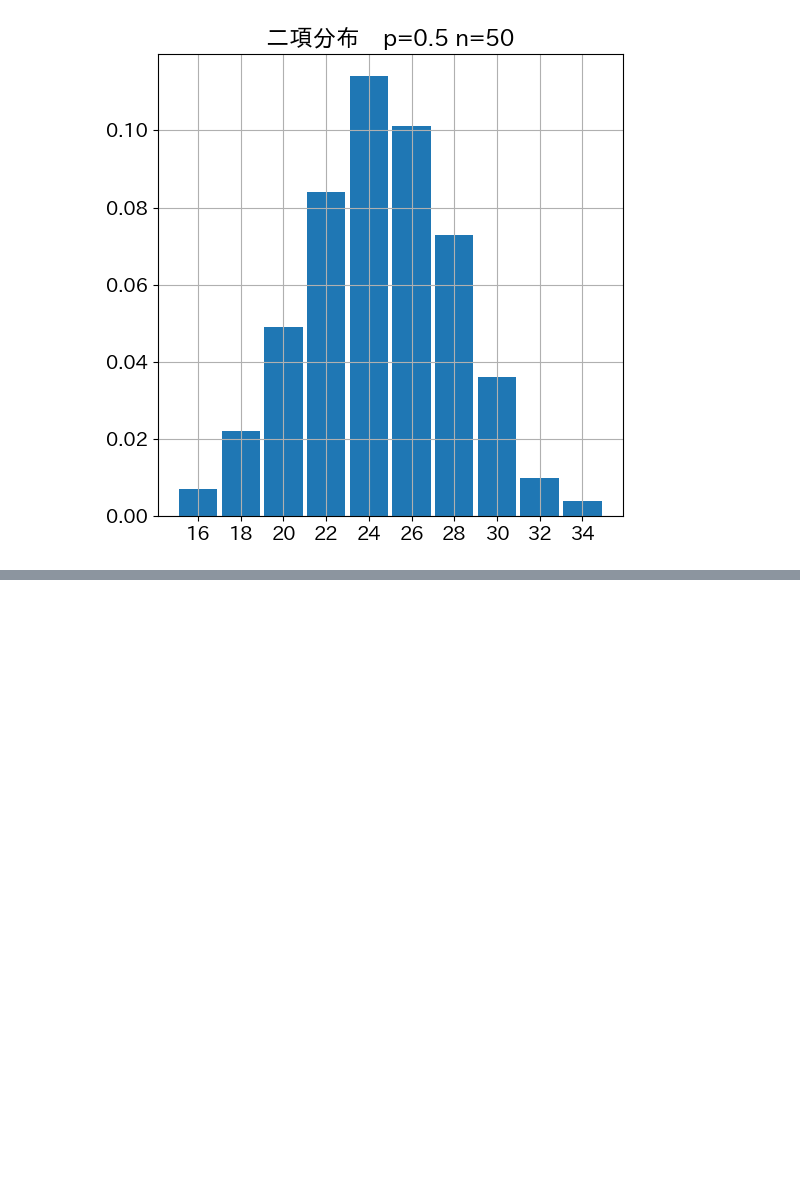
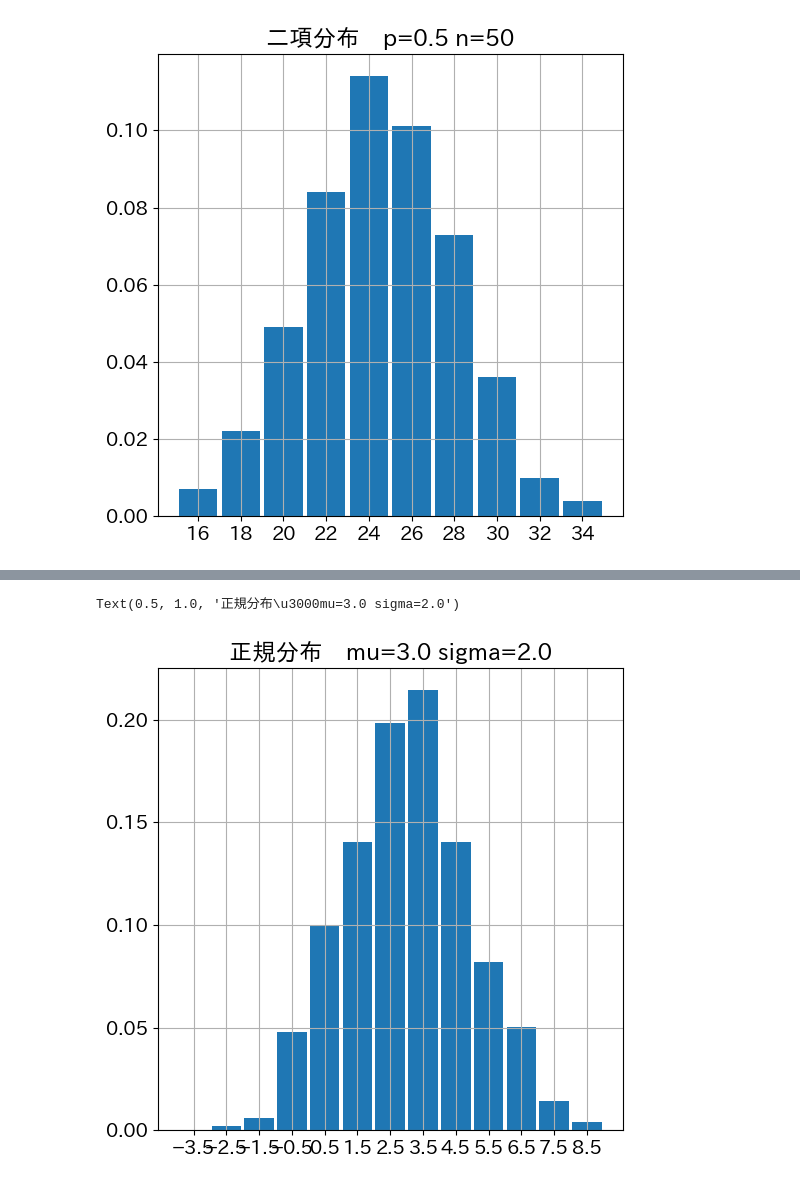
Before and after one commit to maton369/Bayesian_Inference_Practice, a Jupyter notebook: 2章_よく利用される確率分布.ipynb, the cells around one changed output, grey strips where cells are left out. Cells and saved outputs as stored; diff of their text form; code cells hidden in the pictures; blank space fills up the shorter version.

```diff
--- a/2章_よく利用される確率分布.ipynb
+++ b/2章_よく利用される確率分布.ipynb
@@ -632,0 +1139,7 @@ Text(0.5, 1.0, '二項分布\u3000p=0.5 n=50')
+# %%
+bins = np.arange(-4, 10, 1.0)
+az.plot_dist(x_samples5, kind="hist", hist_kwargs={"bins": bins})
+plt.title(f"正規分布　mu={mu} sigma={sigma}")
+# %% [output]
+Text(0.5, 1.0, '正規分布\u3000mu=3.0 sigma=2.0')
+[figure, added]
```
Also changed, not shown: parts of 7 cells of this notebook.
